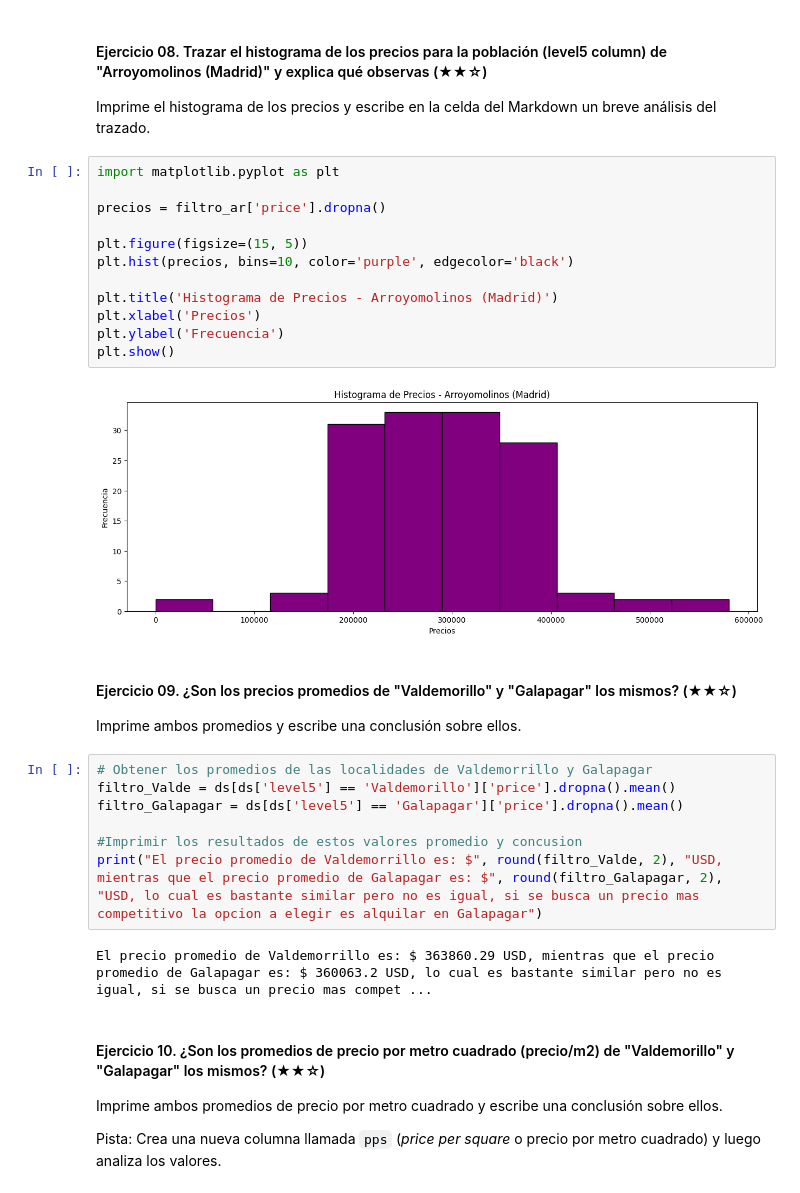
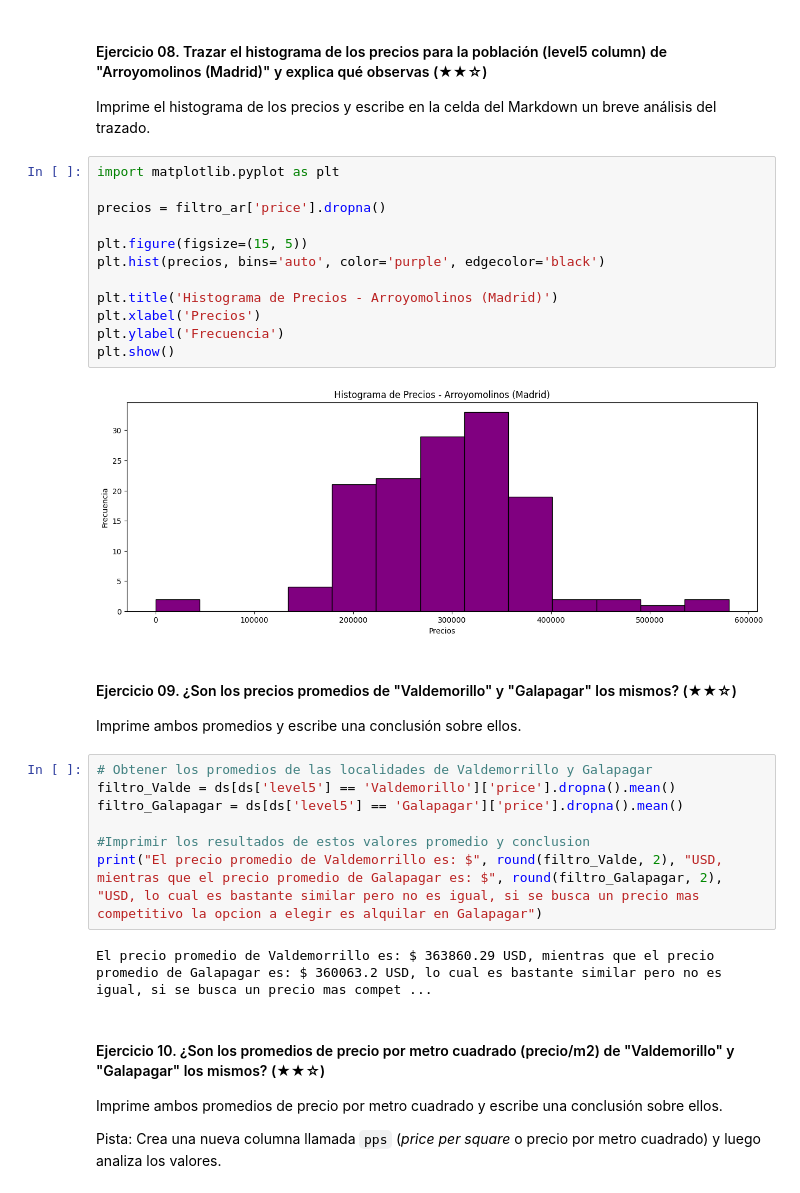
Before and after one commit to 4GeeksAcademy/AleGomezDev_real_state02, a Jupyter notebook: project.es.ipynb, the cells around one changed output. Drawn from its saved outputs; the diff is of its cells as text.

```diff
--- a/project.es.ipynb
+++ b/project.es.ipynb
@@ -177,17 +165,17 @@ Imprime el histograma de los precios y escribe en la celda del Markdown un breve
 # %%
 import matplotlib.pyplot as plt
 
 precios = filtro_ar['price'].dropna()
 
 plt.figure(figsize=(15, 5))
-plt.hist(precios, bins=10, color='purple', edgecolor='black')
+plt.hist(precios, bins='auto', color='purple', edgecolor='black')
 
 plt.title('Histograma de Precios - Arroyomolinos (Madrid)')
 plt.xlabel('Precios')
 plt.ylabel('Frecuencia')
 plt.show()
 # %% [output]
-[figure, old version]
+[figure, new version]
 # %% [markdown]
 #### Ejercicio 09. ¿Son los precios promedios de "Valdemorillo" y "Galapagar" los mismos? (★★☆)
 
@@ -197,7 +185,7 @@ Imprime ambos promedios y escribe una conclusión sobre ellos.
 filtro_Valde = ds[ds['level5'] == 'Valdemorillo']['price'].dropna().mean()
 filtro_Galapagar = ds[ds['level5'] == 'Galapagar']['price'].dropna().mean()
 
-#Imprimir los resultados de estos valores promedio y concusion
+#Imprimir los resultados de estos valores promedio y conclusion
 print("El precio promedio de Valdemorrillo es: $", round(filtro_Valde, 2), "USD, mientras que el precio promedio de Galapagar es: $", round(filtro_Galapagar, 2), "USD, lo cual es bastante similar pero no es igual, si se busca un precio mas competitivo la opcion a elegir es alquilar en Galapagar")
 # %% [output]
 El precio promedio de Valdemorrillo es: $ 363860.29 USD, mientras que el precio promedio de Galapagar es: $ 360063.2 USD, lo cual es bastante similar pero no es igual, si se busca un precio mas compet ...
```
Also changed, not shown: parts of 15 cells of this notebook.
